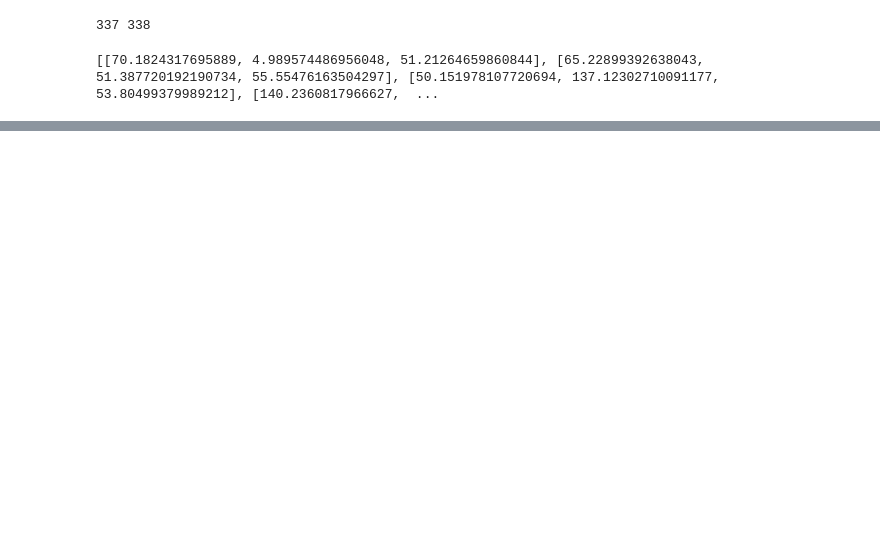
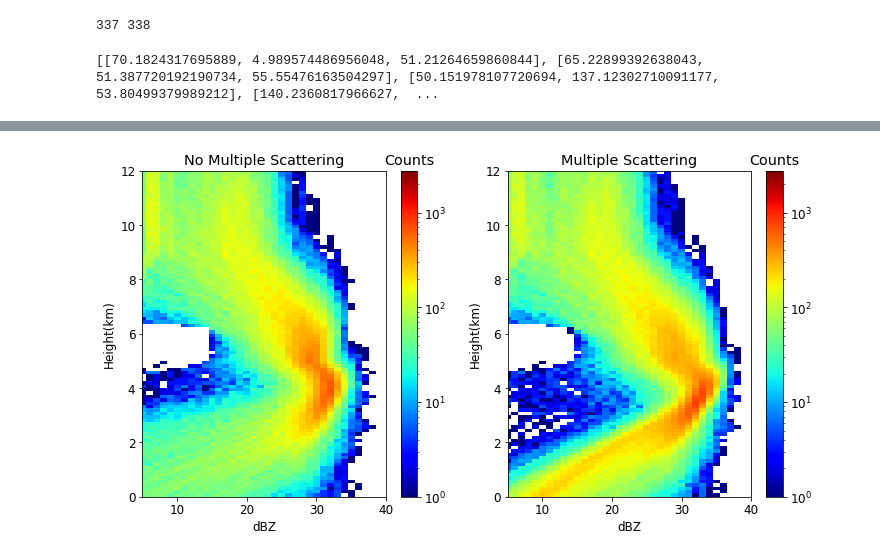
Before and after one commit to mgrecu35/ensGN, a Jupyter notebook: paperRST.ipynb, the cells around one changed output, grey strips where cells are left out. Cells and saved outputs as stored; diff of their text form; code cells hidden in the pictures; blank space fills up the shorter version.

```diff
--- a/paperRST.ipynb
+++ b/paperRST.ipynb
@@ -526,0 +547,53 @@ plt.tight_layout()
+# %%
+fh=Dataset("simulatedObs_SAM_nojac.nc")
+
+from sklearn.cluster import KMeans
+
+zKa=fh["zKa_obs"][:]
+zKa_ms=fh["zKa_ms"][:]
+zKa_true=fh["zKa_true"][:]
+attKa=fh["attKa"][:]
+tbL=fh["tb35"][:]
+#xL=fh["xL"][:]
+piaKa=fh["piaKa"][:]
+zKa0=zKa
+zKa0[zKa0<0]=0
+pRate=fh["pRate"][:]
+fh.close()
+nx,nz=zKa.shape
+cfadZ=np.zeros((40,nz),float)
+cfadZ_ms=np.zeros((40,nz),float)
+for zKa1,zKa1_ms in zip(zKa,zKa_ms):
+    for j in range(nz):
+        i0=int(zKa1[j])
+        if i0>=0 and i0<40:
+            cfadZ[i0,j]+=1
+        i0=int(zKa1_ms[j])
+        if i0>=0 and i0<40:
+            cfadZ_ms[i0,j]+=1
+
+import matplotlib
+import matplotlib.colors
+h=np.arange(150)*0.125+0.125/2
+plt.figure(figsize=(12,6))
+plt.subplot(121)
+plt.pcolormesh(np.arange(40),h,cfadZ.T,norm=matplotlib.colors.LogNorm(),cmap='jet')
+plt.ylim(0,12)
+plt.xlim(5,40)
+plt.xlabel('dBZ')
+plt.ylabel('Height(km)')
+plt.title('No Multiple Scattering')
+c=plt.colorbar()
+c.ax.set_title('Counts')
+plt.subplot(122)
+plt.pcolormesh(np.arange(40),h,cfadZ_ms.T,norm=matplotlib.colors.LogNorm(),cmap='jet')
+plt.ylim(0,12)
+plt.xlim(5,40)
+plt.xlabel('dBZ')
+plt.ylabel('Height(km)')
+plt.title('Multiple Scattering')
+c=plt.colorbar()
+c.ax.set_title('Counts')
+plt.savefig('reflectivity_CFAD.png')
+# %% [output]
+[figure, added]
```
Also changed, not shown: parts of 7 cells of this notebook, 2 other files.
